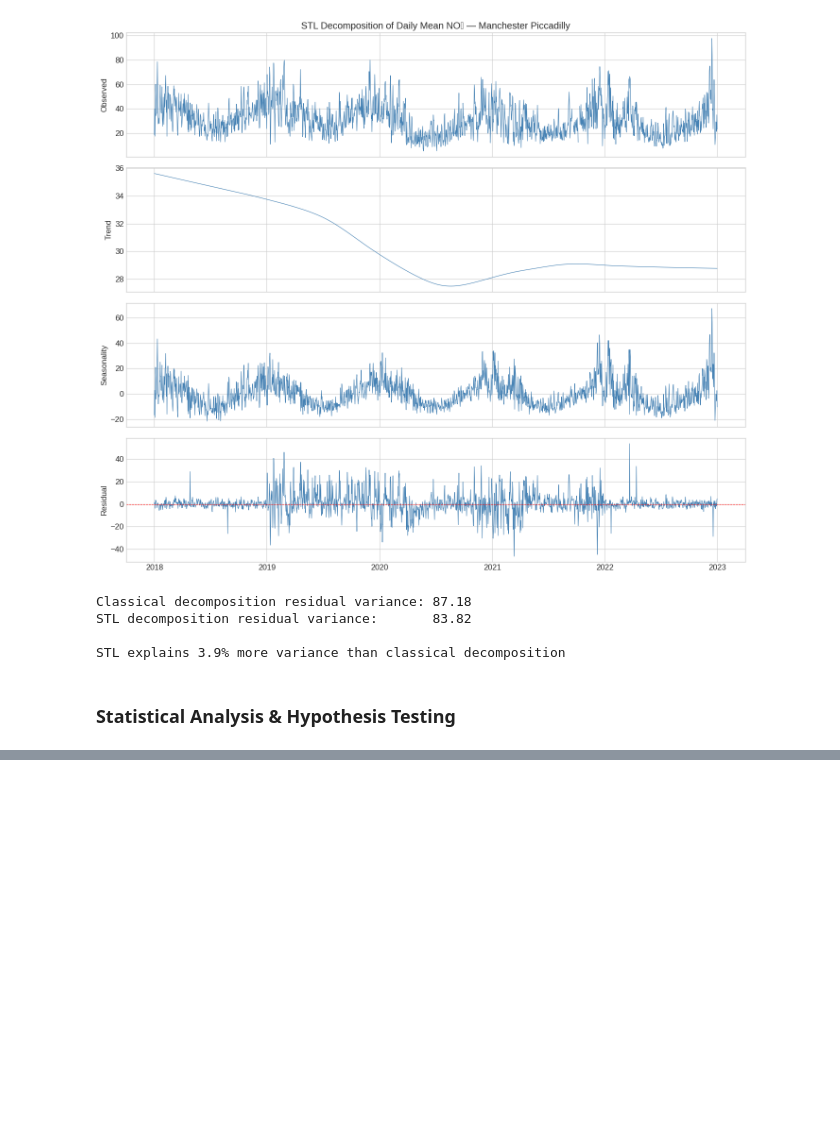
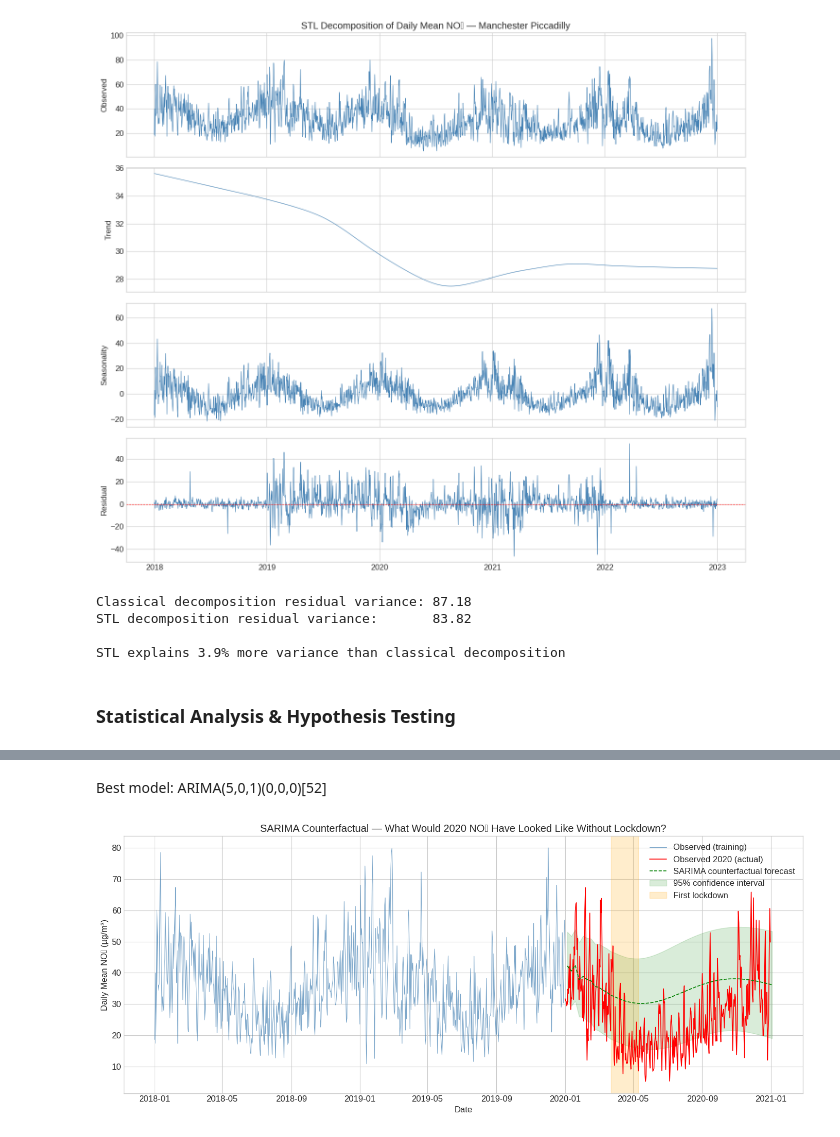
Before and after one commit to dglloyde/uk-air-quality-analysis, a Jupyter notebook: notebooks/P1_air_quality_analysis.ipynb, the cells around one changed output, grey strips where cells are left out. Drawn from its saved outputs; the diff is of its cells as text; code cells hidden in the pictures; blank space fills up the shorter version.

```diff
--- a/notebooks/P1_air_quality_analysis.ipynb
+++ b/notebooks/P1_air_quality_analysis.ipynb
@@ -352,0 +571,48 @@ STL explains 3.9% more variance than classical decomposition
+# %% [markdown]
+Best model:  ARIMA(5,0,1)(0,0,0)[52]
+# %%
+# Forecast 53 weeks ahead
+forecast, conf_int = auto_model.predict(
+    n_periods=53,
+    return_conf_int=True,
+    alpha=0.05  # 95% confidence interval
+)
+
+# Build a date index for the forecast
+forecast_index = pd.date_range(start='2020-01-01', periods=53, freq='W')
+forecast_series = pd.Series(forecast, index=forecast_index)
+lower_ci = pd.Series(conf_int[:, 0], index=forecast_index)
+upper_ci = pd.Series(conf_int[:, 1], index=forecast_index)
+# %%
+fig, ax = plt.subplots(figsize=(14, 6))
+
+# Training data
+ax.plot(train.index, train.values, color='steelblue',
+        linewidth=0.8, label='Observed (training)', alpha=0.7)
+
+# Actual 2020 values
+ax.plot(test.index, test.values, color='red',
+        linewidth=1.2, label='Observed 2020 (actual)')
+
+# SARIMA counterfactual forecast
+ax.plot(forecast_index, forecast_series.values, color='green',
+        linewidth=1.2, linestyle='--', label='SARIMA counterfactual forecast')
+
+# Confidence interval
+ax.fill_between(forecast_index, lower_ci, upper_ci,
+                color='green', alpha=0.15, label='95% confidence interval')
+
+# Mark lockdown period
+ax.axvspan(pd.Timestamp('2020-03-23'), pd.Timestamp('2020-05-10'),
+           color='orange', alpha=0.2, label='First lockdown')
+
+ax.set_title('SARIMA Counterfactual — What Would 2020 NO₂ Have Looked Like Without Lockdown?')
+ax.set_xlabel('Date')
+ax.set_ylabel('Daily Mean NO₂ (µg/m³)')
+ax.legend(loc='upper right')
+
+plt.tight_layout()
+plt.savefig('no2_sarima_counterfactual.png', dpi=150)
+plt.show()
+# %% [output]
+[figure, added]
```
Also changed, not shown: parts of 22 cells of this notebook.
